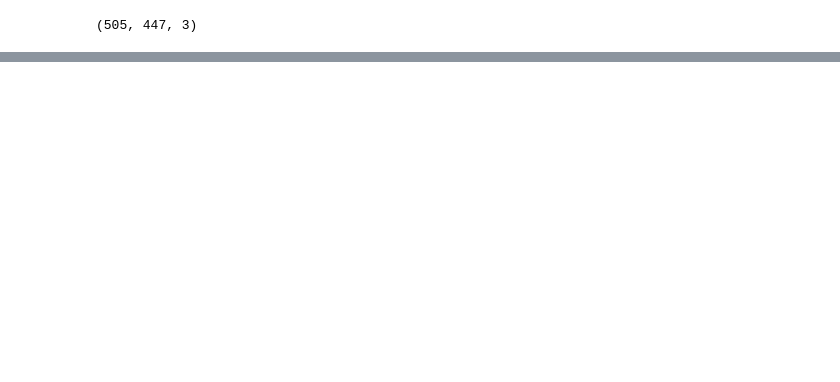
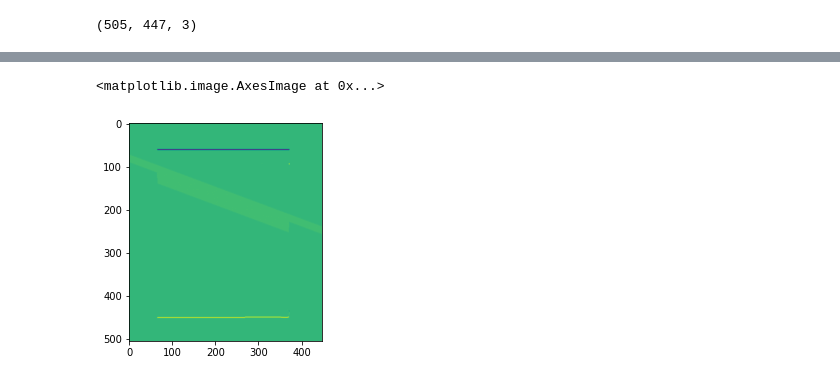
Before and after one commit to Misiek957/ActiveWalkerModelSimulation, a Jupyter notebook: image_import.ipynb, the cells around one changed output, grey strips where cells are left out. Saved outputs shown, nothing was run; the diff lists cells and outputs as text; code cells hidden in the pictures; blank space fills up the shorter version.

```diff
--- a/image_import.ipynb
+++ b/image_import.ipynb
@@ -25,0 +29,5 @@ pass
+# %%
+plt.imshow(g_grad[0]) # [0] - gradient along vertical
+# %% [output]
+<matplotlib.image.AxesImage at 0x...>
+[figure, added]
```
Also changed, not shown: parts of 7 cells of this notebook.
